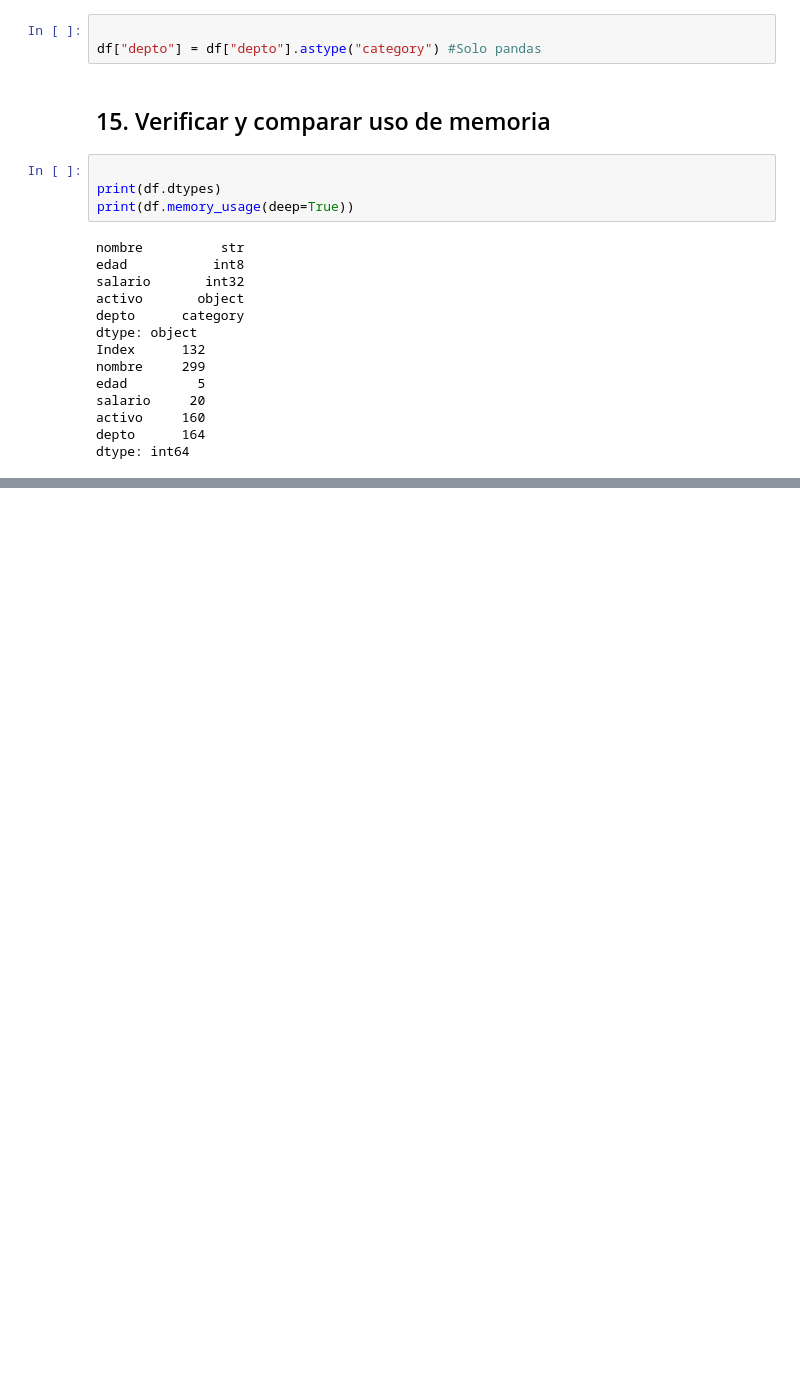
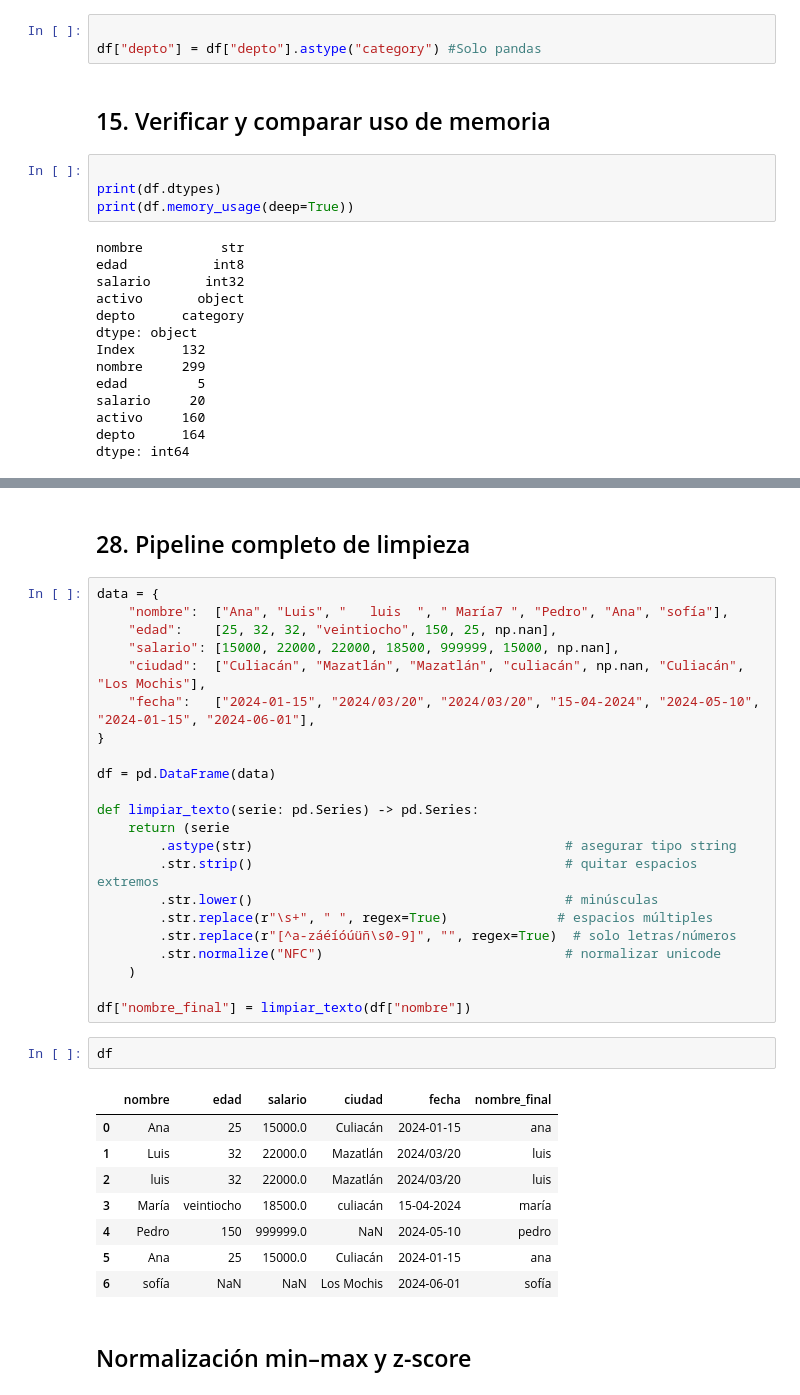
Before and after one commit to jmuro-uas/ppd, a Jupyter notebook: Practica03.ipynb, the cells around one changed output, grey strips where cells are left out. Saved outputs shown, nothing was run; the diff lists cells and outputs as text; blank space fills up the shorter version.

```diff
--- a/Practica03.ipynb
+++ b/Practica03.ipynb
@@ -244,0 +534,37 @@ dtype: int64
+# %% [markdown]
+## 28. Pipeline completo de limpieza
+# %%
+data = {
+    "nombre":  ["Ana", "Luis", "   luis  ", " María7 ", "Pedro", "Ana", "sofía"],
+    "edad":    [25, 32, 32, "veintiocho", 150, 25, np.nan],
+    "salario": [15000, 22000, 22000, 18500, 999999, 15000, np.nan],
+    "ciudad":  ["Culiacán", "Mazatlán", "Mazatlán", "culiacán", np.nan, "Culiacán", "Los Mochis"],
+    "fecha":   ["2024-01-15", "2024/03/20", "2024/03/20", "15-04-2024", "2024-05-10", "2024-01-15", "2024-06-01"],
+}
+
+df = pd.DataFrame(data)
+
+def limpiar_texto(serie: pd.Series) -> pd.Series:
+    return (serie
+        .astype(str)                                        # asegurar tipo string
+        .str.strip()                                        # quitar espacios extremos
+        .str.lower()                                        # minúsculas
+        .str.replace(r"\s+", " ", regex=True)              # espacios múltiples
+        .str.replace(r"[^a-záéíóúüñ\s0-9]", "", regex=True)  # solo letras/números
+        .str.normalize("NFC")                               # normalizar unicode
+    )
+
+df["nombre_final"] = limpiar_texto(df["nombre"])
+# %%
+df
+# %% [output]
+|  | nombre | edad | salario | ciudad | fecha | nombre_final |
+| 0 | Ana | 25 | 15000.0 | Culiacán | 2024-01-15 | ana |
+| 1 | Luis | 32 | 22000.0 | Mazatlán | 2024/03/20 | luis |
+| 2 | luis | 32 | 22000.0 | Mazatlán | 2024/03/20 | luis |
+| 3 | María | veintiocho | 18500.0 | culiacán | 15-04-2024 | maría |
+| 4 | Pedro | 150 | 999999.0 | NaN | 2024-05-10 | pedro |
+| 5 | Ana | 25 | 15000.0 | Culiacán | 2024-01-15 | ana |
+| 6 | sofía | NaN | NaN | Los Mochis | 2024-06-01 | sofía |
+# %% [markdown]
+## Normalización min–max y z-score
```
Also changed, not shown: parts of 29 cells of this notebook.
